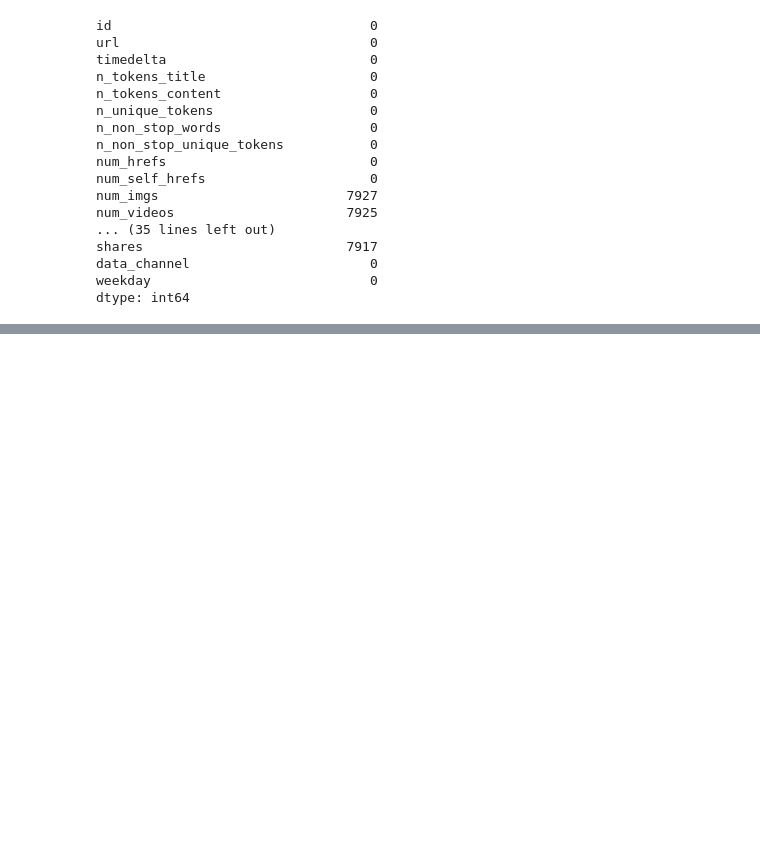
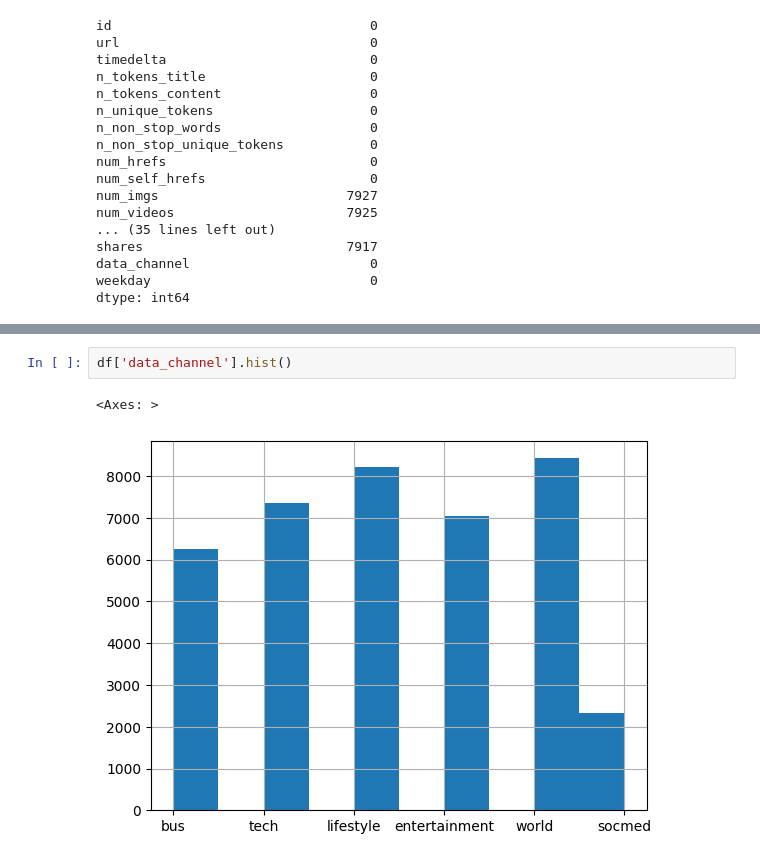
Before and after one commit to lolloberga/predict-shares-online-news, a Jupyter notebook: dataset_inspection.ipynb, the cells around one changed output, grey strips where cells are left out. Cells and saved outputs as stored; diff of their text form; blank space fills up the shorter version.

```diff
--- a/dataset_inspection.ipynb
+++ b/dataset_inspection.ipynb
@@ -132,0 +136,5 @@ Name: num_imgs, Length: 1178, dtype: float64
+# %%
+df['data_channel'].hist()
+# %% [output]
+<Axes: >
+[figure, added]
```
Also changed, not shown: parts of 3 cells of this notebook, 1 other file.
